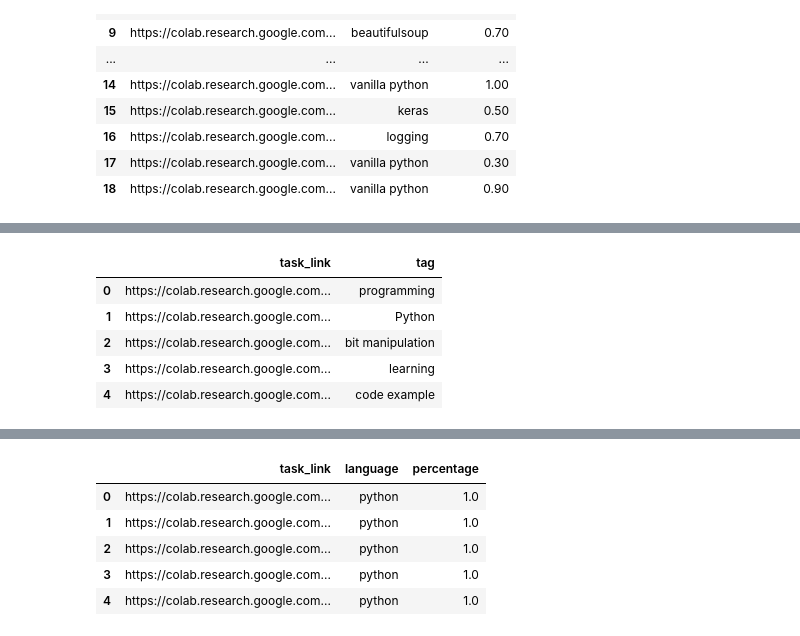
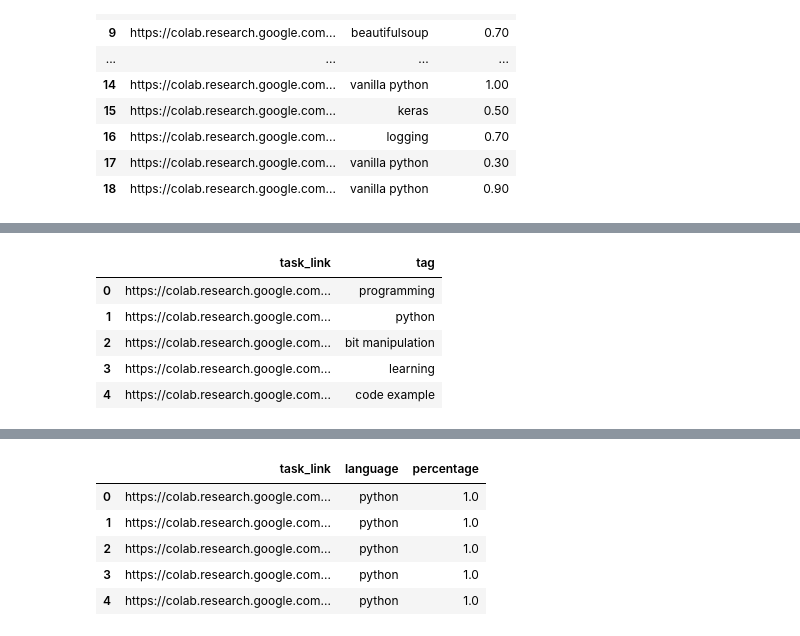
Before and after one commit to alexei-v-tu/character_tasks, a Jupyter notebook: operations/delivery/split_analytics/only_data_no_plots.ipynb, the cells around one changed output, grey strips where cells are left out. Cells and saved outputs as stored; diff of their text form; code cells hidden in the pictures.

Commit message:
[feat]: fixes to delivery analytics gen and added gspread and gspread-dataframe to requirements

```diff
--- a/operations/delivery/split_analytics/only_data_no_plots.ipynb
+++ b/operations/delivery/split_analytics/only_data_no_plots.ipynb
@@ -337,9 +338,9 @@ expanded_enriched_df.head(5)
 # %%
-tags_data.head(5)
+use_case_tags_data.head(5)
 # %% [output]
 |  | task_link | tag |
 | 0 | https://colab.research.google.com... | programming |
-| 1 | https://colab.research.google.com... | Python |
+| 1 | https://colab.research.google.com... | python |
 | 2 | https://colab.research.google.com... | bit manipulation |
 | 3 | https://colab.research.google.com... | learning |
 | 4 | https://colab.research.google.com... | code example |
```
Also changed, not shown: parts of 6 cells of this notebook, 1 other file.
